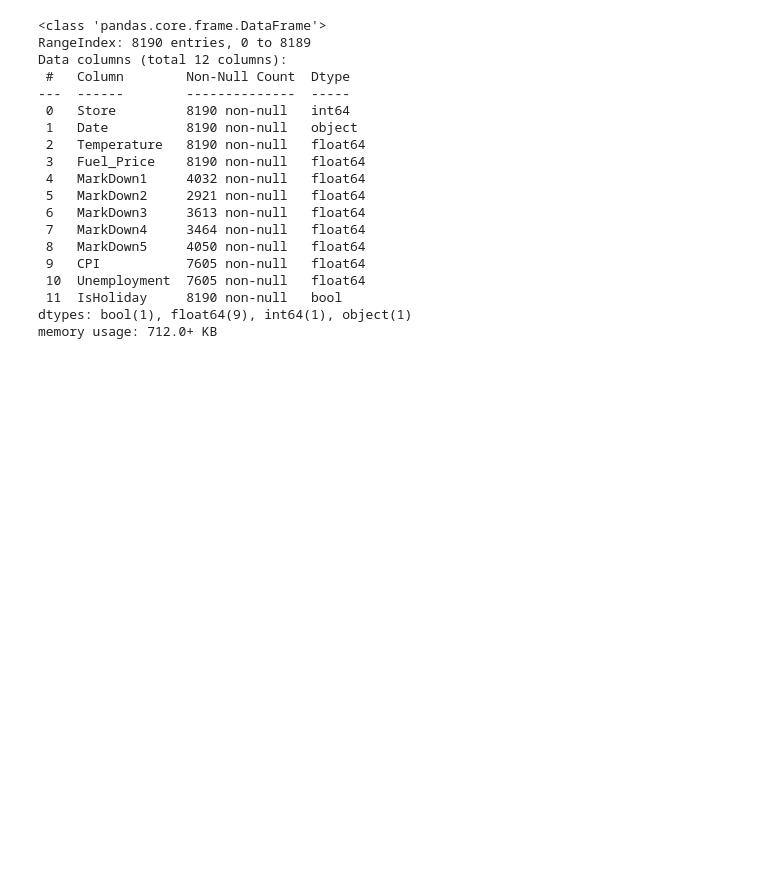
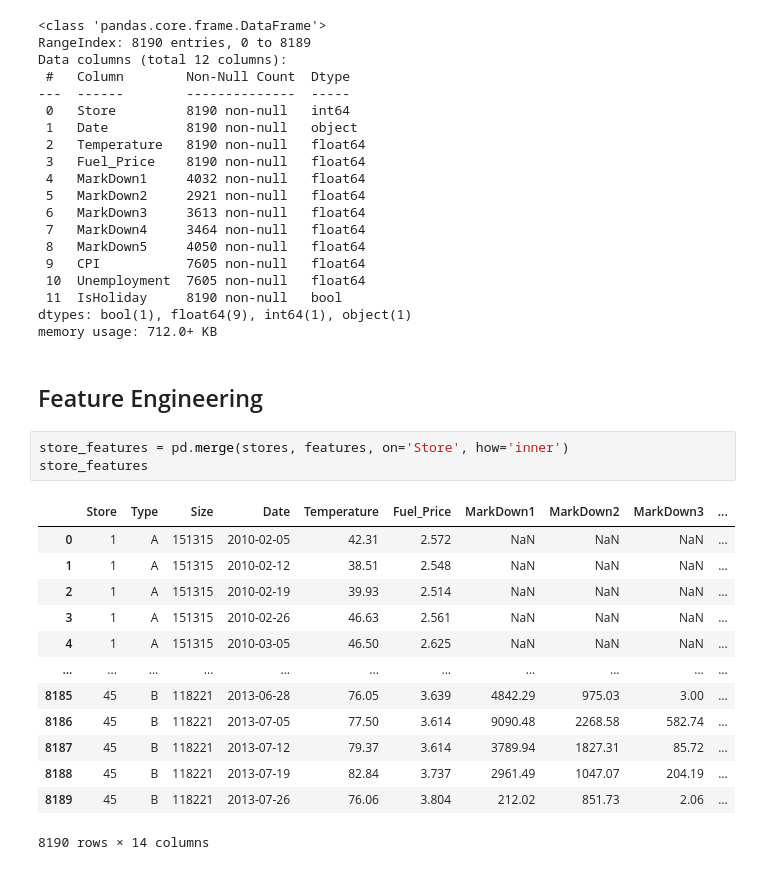
Before and after one commit to Ogam-Alvin/Walmart_Sales_Prediction, a Jupyter notebook: 01_data_cleaning.ipynb, the cells around one changed output. Saved outputs shown, nothing was run; the diff lists cells and outputs as text; blank space fills up the shorter version.

Commit message:
Merged datasets

```diff
--- a/01_data_cleaning.ipynb
+++ b/01_data_cleaning.ipynb
@@ -54,3 +148,22 @@ Data columns (total 12 columns):
  11  IsHoliday     8190 non-null   bool
 dtypes: bool(1), float64(9), int64(1), object(1)
 memory usage: 712.0+ KB
+# %% [markdown]
+## Feature Engineering
+# %%
+store_features = pd.merge(stores, features, on='Store', how='inner')
+store_features
+# %% [output]
+|  | Store | Type | Size | Date | Temperature | Fuel_Price | MarkDown1 | MarkDown2 | MarkDown3 | ... |
+| 0 | 1 | A | 151315 | 2010-02-05 | 42.31 | 2.572 | NaN | NaN | NaN | ... |
+| 1 | 1 | A | 151315 | 2010-02-12 | 38.51 | 2.548 | NaN | NaN | NaN | ... |
+| 2 | 1 | A | 151315 | 2010-02-19 | 39.93 | 2.514 | NaN | NaN | NaN | ... |
+| 3 | 1 | A | 151315 | 2010-02-26 | 46.63 | 2.561 | NaN | NaN | NaN | ... |
+| 4 | 1 | A | 151315 | 2010-03-05 | 46.50 | 2.625 | NaN | NaN | NaN | ... |
+| ... | ... | ... | ... | ... | ... | ... | ... | ... | ... | ... |
+| 8185 | 45 | B | 118221 | 2013-06-28 | 76.05 | 3.639 | 4842.29 | 975.03 | 3.00 | ... |
+| 8186 | 45 | B | 118221 | 2013-07-05 | 77.50 | 3.614 | 9090.48 | 2268.58 | 582.74 | ... |
+| 8187 | 45 | B | 118221 | 2013-07-12 | 79.37 | 3.614 | 3789.94 | 1827.31 | 85.72 | ... |
+| 8188 | 45 | B | 118221 | 2013-07-19 | 82.84 | 3.737 | 2961.49 | 1047.07 | 204.19 | ... |
+| 8189 | 45 | B | 118221 | 2013-07-26 | 76.06 | 3.804 | 212.02 | 851.73 | 2.06 | ... |
+8190 rows × 14 columns
```
Also changed, not shown: parts of 13 cells of this notebook.
